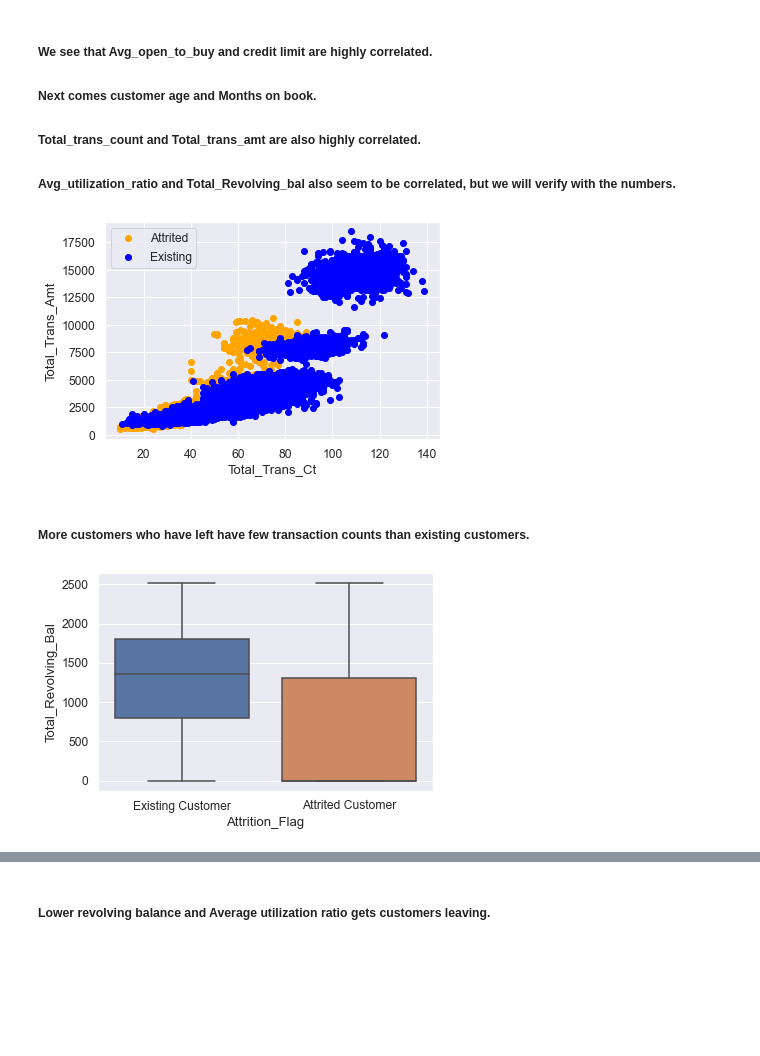
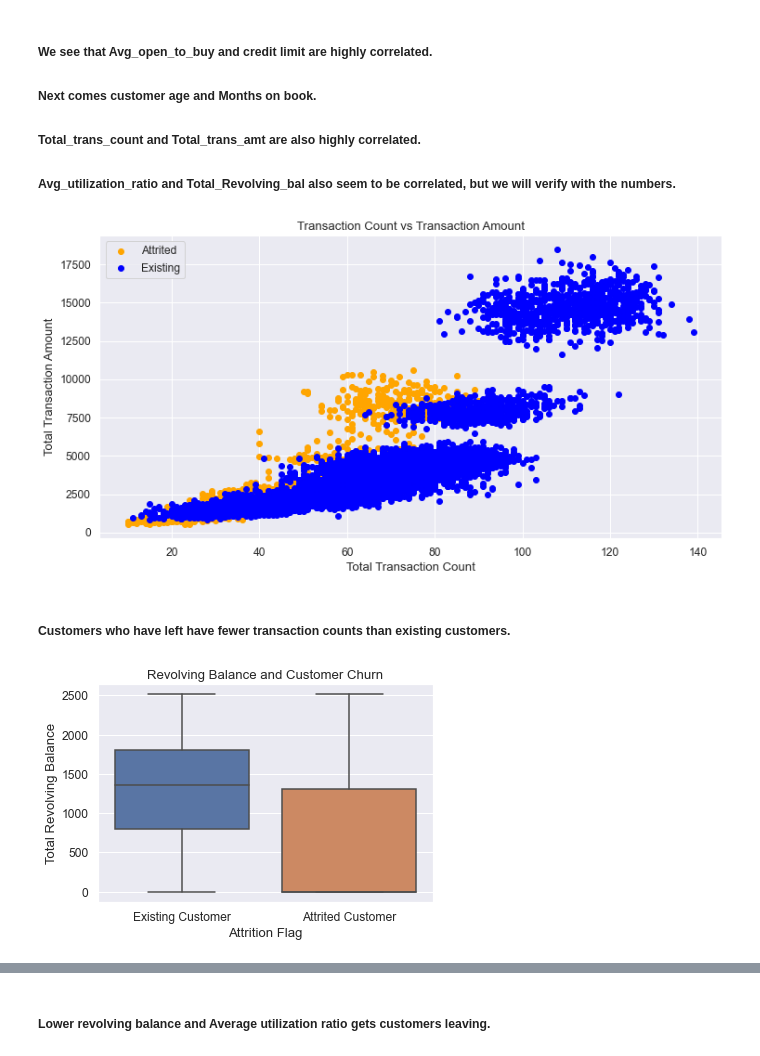
Before and after one commit to padmaparam/Projects, a Jupyter notebook: CustomerChurnPrediction/ExploratoryDataAnalysis.ipynb, the cells around one changed output, grey strips where cells are left out. Saved outputs shown, nothing was run; the diff lists cells and outputs as text; code cells hidden in the pictures; blank space fills up the shorter version.

```diff
--- a/CustomerChurnPrediction/ExploratoryDataAnalysis.ipynb
+++ b/CustomerChurnPrediction/ExploratoryDataAnalysis.ipynb
@@ -87,20 +75,25 @@ plt.show()
 df_attrited = df[df['Attrition_Flag']=='Attrited Customer']
 df_existing = df[df['Attrition_Flag']=='Existing Customer']
 # %%
+plt.figure(figsize=(12,6))
 plt.scatter(df_attrited.Total_Trans_Ct, df_attrited.Total_Trans_Amt, marker = 'o', color = 'orange', label = 'Attrited')
 plt.scatter(df_existing.Total_Trans_Ct, df_existing.Total_Trans_Amt, marker = 'o', color = 'blue', label = 'Existing')
-plt.xlabel('Total_Trans_Ct')
-plt.ylabel('Total_Trans_Amt')
+plt.xlabel('Total Transaction Count')
+plt.ylabel('Total Transaction Amount')
 plt.legend(loc='upper left')
+plt.title('Transaction Count vs Transaction Amount')
 plt.show()
 # %% [output]
-[figure, old version]
+[figure, new version]
 # %% [markdown]
-##### More customers who have left have few transaction counts than existing customers.
+##### Customers who have left have fewer transaction counts than existing customers.
 # %%
 sns.boxplot(df['Attrition_Flag'], df['Total_Revolving_Bal'] )
+plt.title('Revolving Balance and Customer Churn')
+plt.ylabel('Total Revolving Balance')
+plt.xlabel('Attrition Flag')
 plt.show()
 # %% [output]
-[figure, old version]
+[figure, new version]
 # %%
 sns.boxplot(df['Attrition_Flag'], df['Avg_Utilization_Ratio'] )
```
Also changed, not shown: parts of 69 cells of this notebook, 3 other files.
